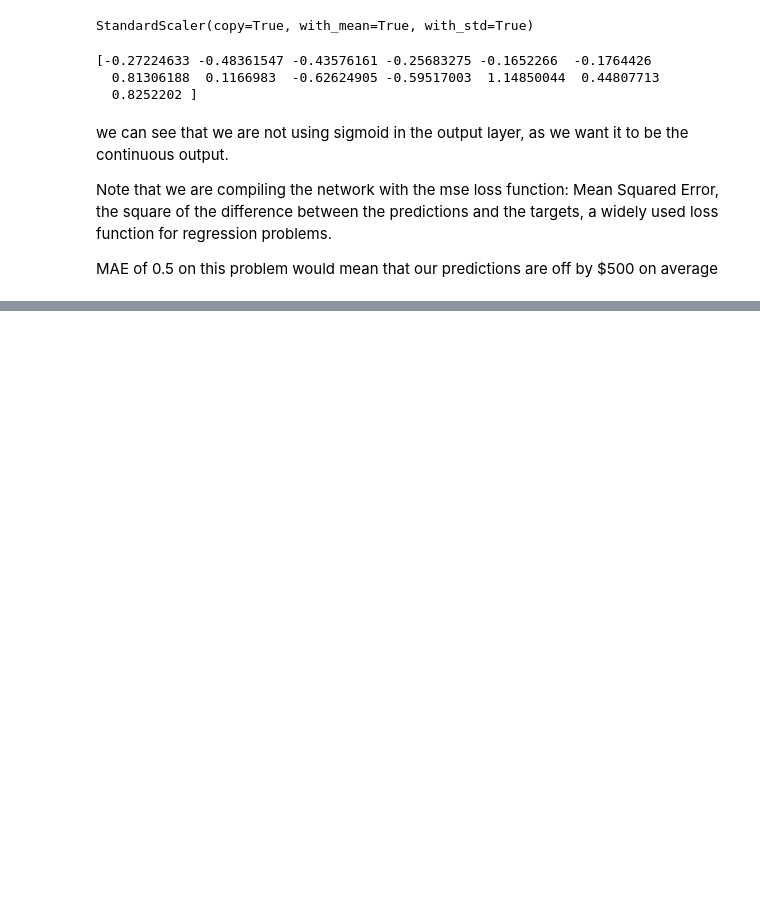
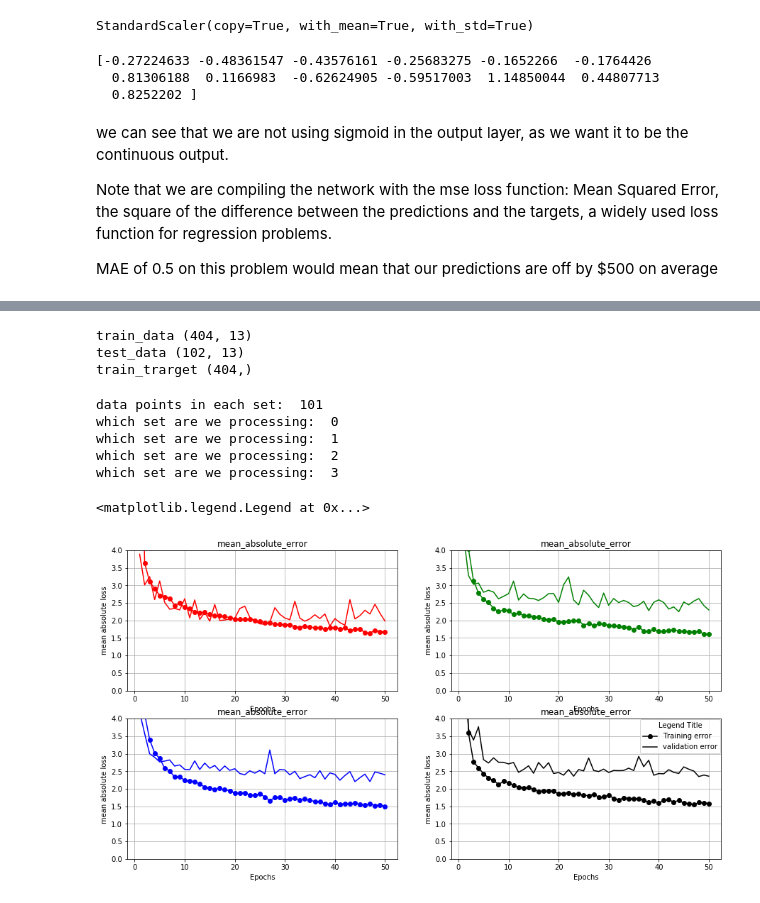
Before and after one commit to sidhant-guliani/Deep-learning-projects, a Jupyter notebook: 2-Predicting_house_prices.ipynb, the cells around one changed output, grey strips where cells are left out. Cells and saved outputs as stored; diff of their text form; code cells hidden in the pictures; blank space fills up the shorter version.

Commit message:
Add files via upload
classifying_movie added more models for comparison, trying to adjust for overfitting
predicting house price:
1. applied k fold validation,
2. updates the plots
3. added comments

```diff
--- a/2-Predicting_house_prices.ipynb
+++ b/2-Predicting_house_prices.ipynb
@@ -58,7 +58,7 @@ print(train_data[0])
   0.81306188  0.1166983  -0.62624905 -0.59517003  1.14850044  0.44807713
   0.8252202 ]
 # %%
-def build_model(num_layer,inp_shape):
+def build_model():
     model = Sequential()
     model.add(Dense(64, activation='relu', input_shape = (train_data.shape[1],)))
     model.add(Dense(64, activation='relu'))
@@ -77,0 +81,74 @@ One way we saw in earlier notebook
+# %%
+print('train_data', train_data.shape)
+print('test_data', test_data.shape)
+print('train_trarget', train_targets .shape)
+# %% [output]
+train_data (404, 13)
+test_data (102, 13)
+train_trarget (404,)
+# %%
+k = 4
+val_samples = len(train_data) // 4
+print('data points in each set: ', val_samples)
+num_epochs = 50
+
+all_scores= []
+
+mae_history = []
+loss = []
+loss_val = []
+mae_history_val = []
+
+
+for i in range(k):
+    print('which set are we processing: ', i)
+
+    #step1: defining validation dataset
+    # in i=0 the first (1/4) data is validation set
+    val_data = train_data[i*val_samples: (i+1)*val_samples]
+    val_target = train_targets[i*val_samples: (i+1)*val_samples]
+
+    # step2: defining training data
+    # next step is to prepare the training data
+    # for that we are going to concatinate the remaining data
+
+    training_data_new = np.concatenate([train_data[:i*val_samples], train_data[(i + 1)*val_samples:]], axis=0)
+    training_target_new = np.concatenate([train_targets[:i*val_samples], train_targets[(i + 1)*val_samples: ]], axis=0)
+
+    model = build_model()
+    history = model.fit(training_data_new, training_target_new,
+                        validation_data=(val_data, val_target),
+                        epochs = num_epochs, batch_size=1, verbose=0)
+
+    #print(history.history.keys())
+    mae_history.append(history.history['mean_absolute_error'])
+    mae_history_val.append(history.history['val_mean_absolute_error'])
+    loss.append(history.history['loss'])
+    loss_val.append(history.history['val_loss'])
+# %% [output]
+data points in each set:  101
+which set are we processing:  0
+which set are we processing:  1
+which set are we processing:  2
+which set are we processing:  3
+# %%
+color = ['r', 'g', 'b', 'k']
+epochs = range(1, len(all_mae_histories[0]) + 1)
+plt.figure(figsize=(15,8))
+for i in range(4):
+    plt.subplot(2, 2, i+1)
+    plt.plot(epochs,mae_history[i], '-o' , color = color[i])
+    plt.plot(epochs,mae_history_val[i] , color = color[i])
+    plt.title('mean_absolute_error')
+    plt.xlabel('Epochs')
+    plt.ylabel('mean absolute loss')
+    plt.ylim((0,4))
+    plt.grid()
+plt.legend(labels = [ 'Training error', 'validation error'],
+           loc="best",   # Position of legend
+           borderaxespad=0.1,    # Small spacing around legend box
+           title="Legend Title"  # Title for the legend
+           )
+# %% [output]
+<matplotlib.legend.Legend at 0x...>
+[figure, added]
```
Also changed, not shown: parts of 4 cells of this notebook, 1 other file.
